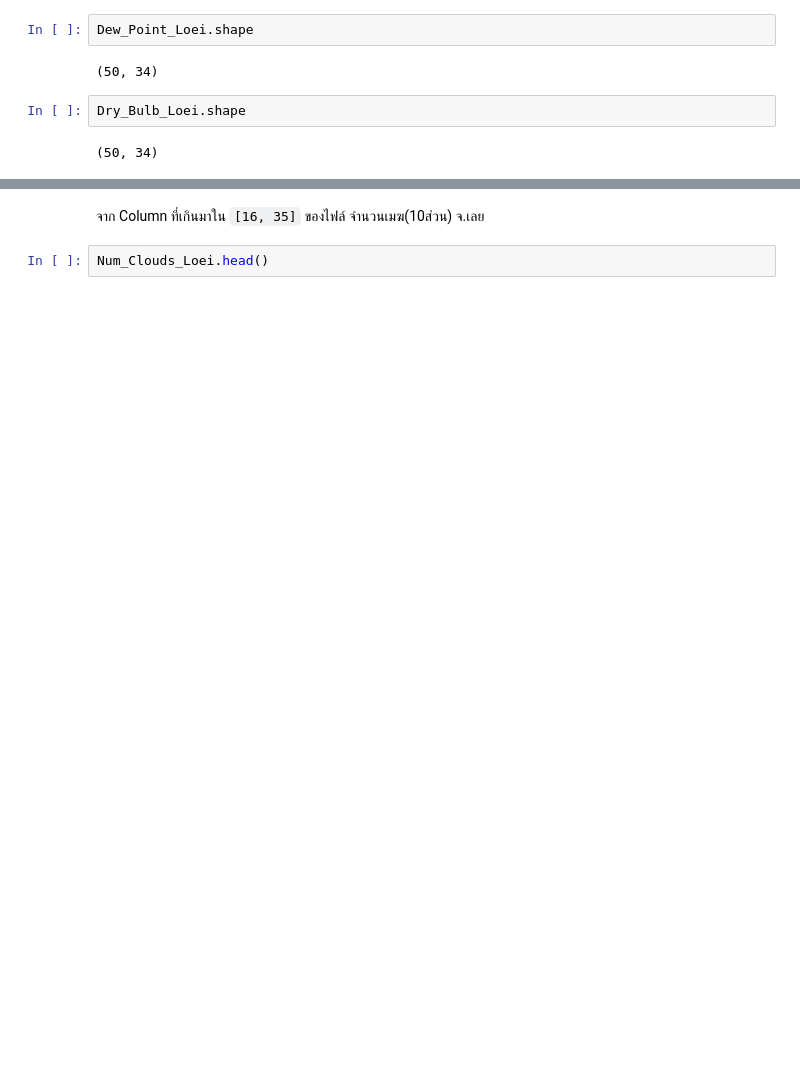
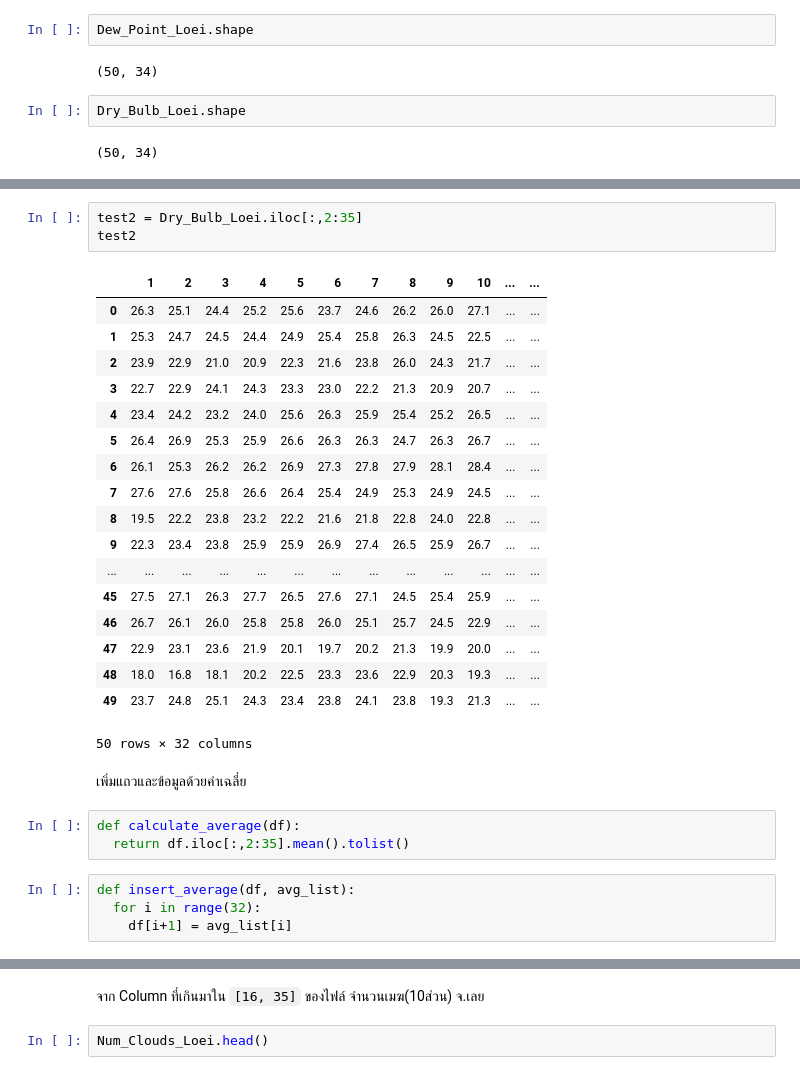
Before and after one commit to Ratchanontt/BSC_DPDM23, a Jupyter notebook: midterm_bscdpdm23.ipynb, the cells around one changed output, grey strips where cells are left out. Cells and saved outputs as stored; diff of their text form; blank space fills up the shorter version.

Commit message:
Insert & Reduce data

```diff
--- a/midterm_bscdpdm23.ipynb
+++ b/midterm_bscdpdm23.ipynb
@@ -390,0 +423,31 @@ Dry_Bulb_Loei.shape
+# %%
+test2 = Dry_Bulb_Loei.iloc[:,2:35]
+test2
+# %% [output]
+|  | 1 | 2 | 3 | 4 | 5 | 6 | 7 | 8 | 9 | 10 | ... | ... |
+| 0 | 26.3 | 25.1 | 24.4 | 25.2 | 25.6 | 23.7 | 24.6 | 26.2 | 26.0 | 27.1 | ... | ... |
+| 1 | 25.3 | 24.7 | 24.5 | 24.4 | 24.9 | 25.4 | 25.8 | 26.3 | 24.5 | 22.5 | ... | ... |
+| 2 | 23.9 | 22.9 | 21.0 | 20.9 | 22.3 | 21.6 | 23.8 | 26.0 | 24.3 | 21.7 | ... | ... |
+| 3 | 22.7 | 22.9 | 24.1 | 24.3 | 23.3 | 23.0 | 22.2 | 21.3 | 20.9 | 20.7 | ... | ... |
+| 4 | 23.4 | 24.2 | 23.2 | 24.0 | 25.6 | 26.3 | 25.9 | 25.4 | 25.2 | 26.5 | ... | ... |
+| 5 | 26.4 | 26.9 | 25.3 | 25.9 | 26.6 | 26.3 | 26.3 | 24.7 | 26.3 | 26.7 | ... | ... |
+| 6 | 26.1 | 25.3 | 26.2 | 26.2 | 26.9 | 27.3 | 27.8 | 27.9 | 28.1 | 28.4 | ... | ... |
+| 7 | 27.6 | 27.6 | 25.8 | 26.6 | 26.4 | 25.4 | 24.9 | 25.3 | 24.9 | 24.5 | ... | ... |
+| 8 | 19.5 | 22.2 | 23.8 | 23.2 | 22.2 | 21.6 | 21.8 | 22.8 | 24.0 | 22.8 | ... | ... |
+| 9 | 22.3 | 23.4 | 23.8 | 25.9 | 25.9 | 26.9 | 27.4 | 26.5 | 25.9 | 26.7 | ... | ... |
+| ... | ... | ... | ... | ... | ... | ... | ... | ... | ... | ... | ... | ... |
+| 45 | 27.5 | 27.1 | 26.3 | 27.7 | 26.5 | 27.6 | 27.1 | 24.5 | 25.4 | 25.9 | ... | ... |
+| 46 | 26.7 | 26.1 | 26.0 | 25.8 | 25.8 | 26.0 | 25.1 | 25.7 | 24.5 | 22.9 | ... | ... |
+| 47 | 22.9 | 23.1 | 23.6 | 21.9 | 20.1 | 19.7 | 20.2 | 21.3 | 19.9 | 20.0 | ... | ... |
+| 48 | 18.0 | 16.8 | 18.1 | 20.2 | 22.5 | 23.3 | 23.6 | 22.9 | 20.3 | 19.3 | ... | ... |
+| 49 | 23.7 | 24.8 | 25.1 | 24.3 | 23.4 | 23.8 | 24.1 | 23.8 | 19.3 | 21.3 | ... | ... |
+50 rows × 32 columns
+# %% [markdown]
+เพิ่มแถวและข้อมูลด้วยค่าเฉลี่ย
+# %%
+def calculate_average(df):
+  return df.iloc[:,2:35].mean().tolist()
+# %%
+def insert_average(df, avg_list):
+  for i in range(32):
+    df[i+1] = avg_list[i]
```
Also changed, not shown: parts of 25 cells of this notebook.
